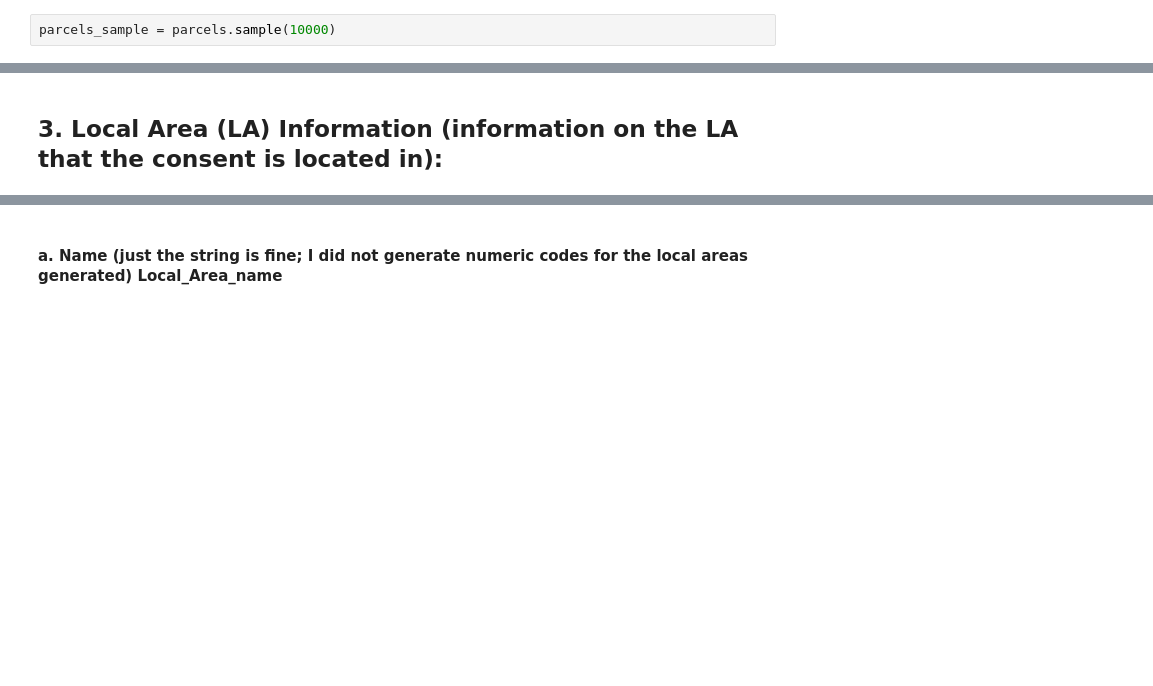
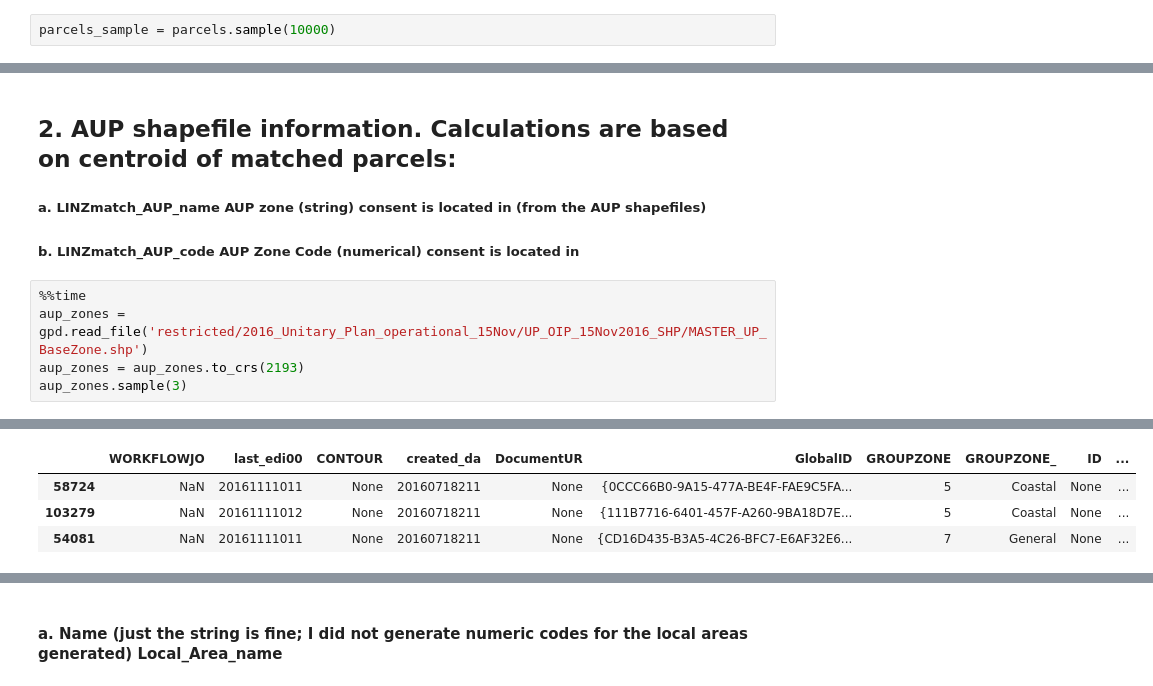
Before and after one commit to UoA-eResearch/auckland-housing, a Jupyter notebook: phase1.ipynb, the cells around one changed output, grey strips where cells are left out. Drawn from its saved outputs; the diff is of its cells as text; blank space fills up the shorter version.

Commit message:
begin AUP shapefile info

```diff
--- a/phase1.ipynb
+++ b/phase1.ipynb
@@ -38,2 +53,10 @@ parcels_sample['geometry_centroid_2193'] = parcels_sample['geometry_centroid'].t
 # %% [markdown]
-## 3. Local Area (LA) Information (information on the LA that the consent is located in):
+## 2. AUP shapefile information. Calculations are based on centroid of matched parcels:
+##### a. **LINZmatch_AUP_name** AUP zone (string) consent is located in (from the AUP shapefiles)
+##### b. **LINZmatch_AUP_code** AUP Zone Code (numerical) consent is located in
+# %%
+%%time
+aup_zones = gpd.read_file('restricted/2016_Unitary_Plan_operational_15Nov/UP_OIP_15Nov2016_SHP/MASTER_UP_BaseZone.shp')
+aup_zones = aup_zones.to_crs(2193)
+aup_zones.sample(3)
+# %% [output]
@@ -39,0 +65,4 @@ parcels_sample['geometry_centroid_2193'] = parcels_sample['geometry_centroid'].t
+|  | WORKFLOWJO | last_edi00 | CONTOUR | created_da | DocumentUR | GlobalID | GROUPZONE | GROUPZONE_ | ID | ... |
+| 58724 | NaN | 20161111011 | None | 20160718211 | None | {0CCC66B0-9A15-477A-BE4F-FAE9C5FA... | 5 | Coastal | None | ... |
+| 103279 | NaN | 20161111012 | None | 20160718211 | None | {111B7716-6401-457F-A260-9BA18D7E... | 5 | Coastal | None | ... |
+| 54081 | NaN | 20161111011 | None | 20160718211 | None | {CD16D435-B3A5-4C26-BFC7-E6AF32E6... | 7 | General | None | ... |
```
Also changed, not shown: parts of 12 cells of this notebook.
